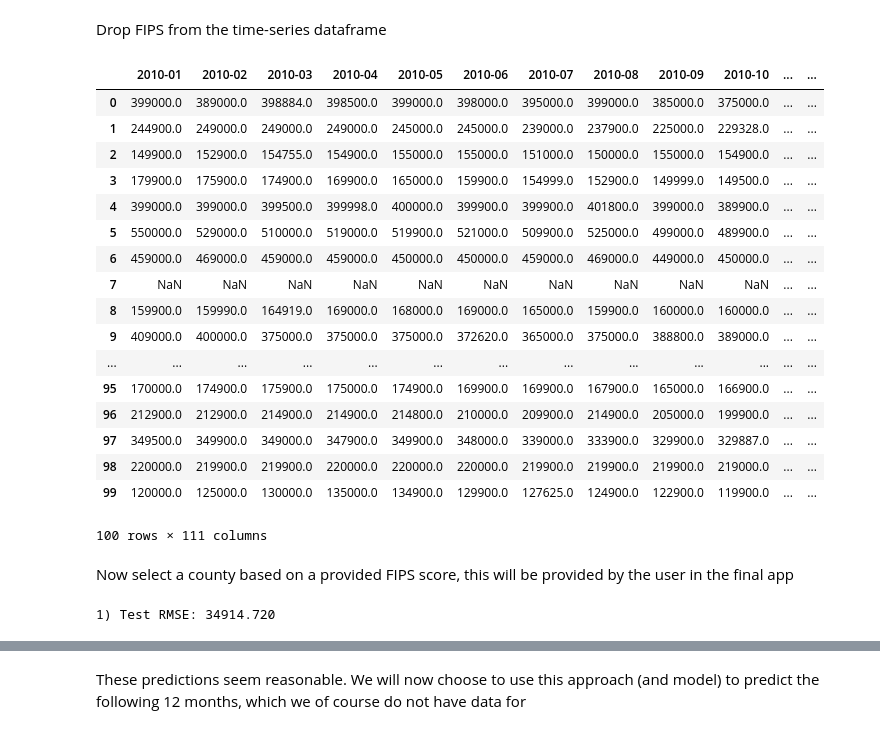
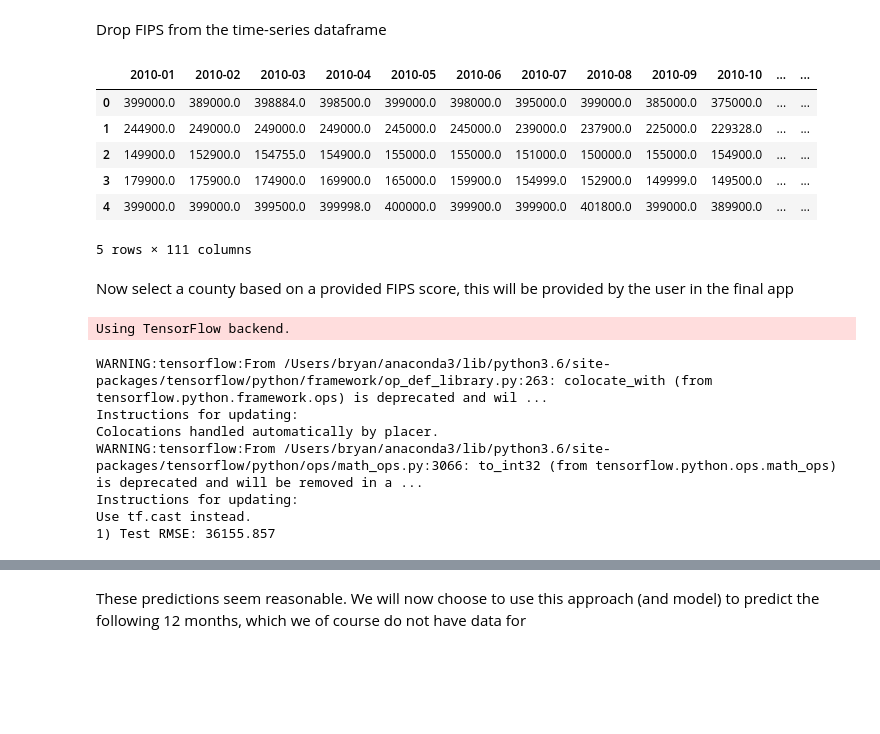
Before and after one commit to moorebryan/county-recommendation-engine, a Jupyter notebook: Time_Series_Prediction.ipynb, the cells around one changed output, grey strips where cells are left out. Cells and saved outputs as stored; diff of their text form; code cells hidden in the pictures; blank space fills up the shorter version.

```diff
--- a/Time_Series_Prediction.ipynb
+++ b/Time_Series_Prediction.ipynb
@@ -71,26 +71,15 @@ FIPS_df.head(1)
 Drop FIPS from the time-series dataframe
 # %%
 list_price_df.drop(columns='FIPS',inplace=True)
-list_price_df.head(100)
+list_price_df.head(5)
 # %% [output]
 |  | 2010-01 | 2010-02 | 2010-03 | 2010-04 | 2010-05 | 2010-06 | 2010-07 | 2010-08 | 2010-09 | 2010-10 | ... | ... |
 | 0 | 399000.0 | 389000.0 | 398884.0 | 398500.0 | 399000.0 | 398000.0 | 395000.0 | 399000.0 | 385000.0 | 375000.0 | ... | ... |
 | 1 | 244900.0 | 249000.0 | 249000.0 | 249000.0 | 245000.0 | 245000.0 | 239000.0 | 237900.0 | 225000.0 | 229328.0 | ... | ... |
 | 2 | 149900.0 | 152900.0 | 154755.0 | 154900.0 | 155000.0 | 155000.0 | 151000.0 | 150000.0 | 155000.0 | 154900.0 | ... | ... |
 | 3 | 179900.0 | 175900.0 | 174900.0 | 169900.0 | 165000.0 | 159900.0 | 154999.0 | 152900.0 | 149999.0 | 149500.0 | ... | ... |
 | 4 | 399000.0 | 399000.0 | 399500.0 | 399998.0 | 400000.0 | 399900.0 | 399900.0 | 401800.0 | 399000.0 | 389900.0 | ... | ... |
-| 5 | 550000.0 | 529000.0 | 510000.0 | 519000.0 | 519900.0 | 521000.0 | 509900.0 | 525000.0 | 499000.0 | 489900.0 | ... | ... |
-| 6 | 459000.0 | 469000.0 | 459000.0 | 459000.0 | 450000.0 | 450000.0 | 459000.0 | 469000.0 | 449000.0 | 450000.0 | ... | ... |
-| 7 | NaN | NaN | NaN | NaN | NaN | NaN | NaN | NaN | NaN | NaN | ... | ... |
-| 8 | 159900.0 | 159990.0 | 164919.0 | 169000.0 | 168000.0 | 169000.0 | 165000.0 | 159900.0 | 160000.0 | 160000.0 | ... | ... |
-| 9 | 409000.0 | 400000.0 | 375000.0 | 375000.0 | 375000.0 | 372620.0 | 365000.0 | 375000.0 | 388800.0 | 389000.0 | ... | ... |
-| ... | ... | ... | ... | ... | ... | ... | ... | ... | ... | ... | ... | ... |
-| 95 | 170000.0 | 174900.0 | 175900.0 | 175000.0 | 174900.0 | 169900.0 | 169900.0 | 167900.0 | 165000.0 | 166900.0 | ... | ... |
-| 96 | 212900.0 | 212900.0 | 214900.0 | 214900.0 | 214800.0 | 210000.0 | 209900.0 | 214900.0 | 205000.0 | 199900.0 | ... | ... |
-| 97 | 349500.0 | 349900.0 | 349000.0 | 347900.0 | 349900.0 | 348000.0 | 339000.0 | 333900.0 | 329900.0 | 329887.0 | ... | ... |
-| 98 | 220000.0 | 219900.0 | 219900.0 | 220000.0 | 220000.0 | 220000.0 | 219900.0 | 219900.0 | 219900.0 | 219000.0 | ... | ... |
-| 99 | 120000.0 | 125000.0 | 130000.0 | 135000.0 | 134900.0 | 129900.0 | 127625.0 | 124900.0 | 122900.0 | 119900.0 | ... | ... |
-100 rows × 111 columns
+5 rows × 111 columns
 # %% [markdown]
 Now select a county based on a provided FIPS score, this will be provided by the user in the final app
 # %%
@@ -191,13 +180,14 @@ train, test = supervised_values[0:-12], supervised_values[-12:]
 
 # transform the scale of the data
 scaler, train_scaled, test_scaled = scale(train, test)
+# print(test_scaled)
 
 # repeat experiment
 repeats = 1
 error_scores = list()
 for r in range(repeats):
     # fit the model
-    lstm_model = fit_lstm(train_scaled, 1, 1000, 4)
+    lstm_model = fit_lstm(train_scaled, 1, 3000, 4)
     # forecast the entire training dataset to build up state for forecasting
     train_reshaped = train_scaled[:, 0].reshape(len(train_scaled), 1, 1)
     lstm_model.predict(train_reshaped, batch_size=1)
@@ -225,7 +215,14 @@ for r in range(repeats):
 # results.boxplot()
 # pyplot.show()
 # %% [output]
-1) Test RMSE: 34914.720
+Using TensorFlow backend.
+WARNING:tensorflow:From /Users/bryan/anaconda3/lib/python3.6/site-packages/tensorflow/python/framework/op_def_library.py:263: colocate_with (from tensorflow.python.framework.ops) is deprecated and wil ...
+Instructions for updating:
+Colocations handled automatically by placer.
+WARNING:tensorflow:From /Users/bryan/anaconda3/lib/python3.6/site-packages/tensorflow/python/ops/math_ops.py:3066: to_int32 (from tensorflow.python.ops.math_ops) is deprecated and will be removed in a ...
+Instructions for updating:
+Use tf.cast instead.
+1) Test RMSE: 36155.857
 # %%
 actual_months = list(range(0,len(predictions)))
 pred_months = list(range(0,len(predictions)))
```
Also changed, not shown: parts of 6 cells of this notebook, 1 other file.
